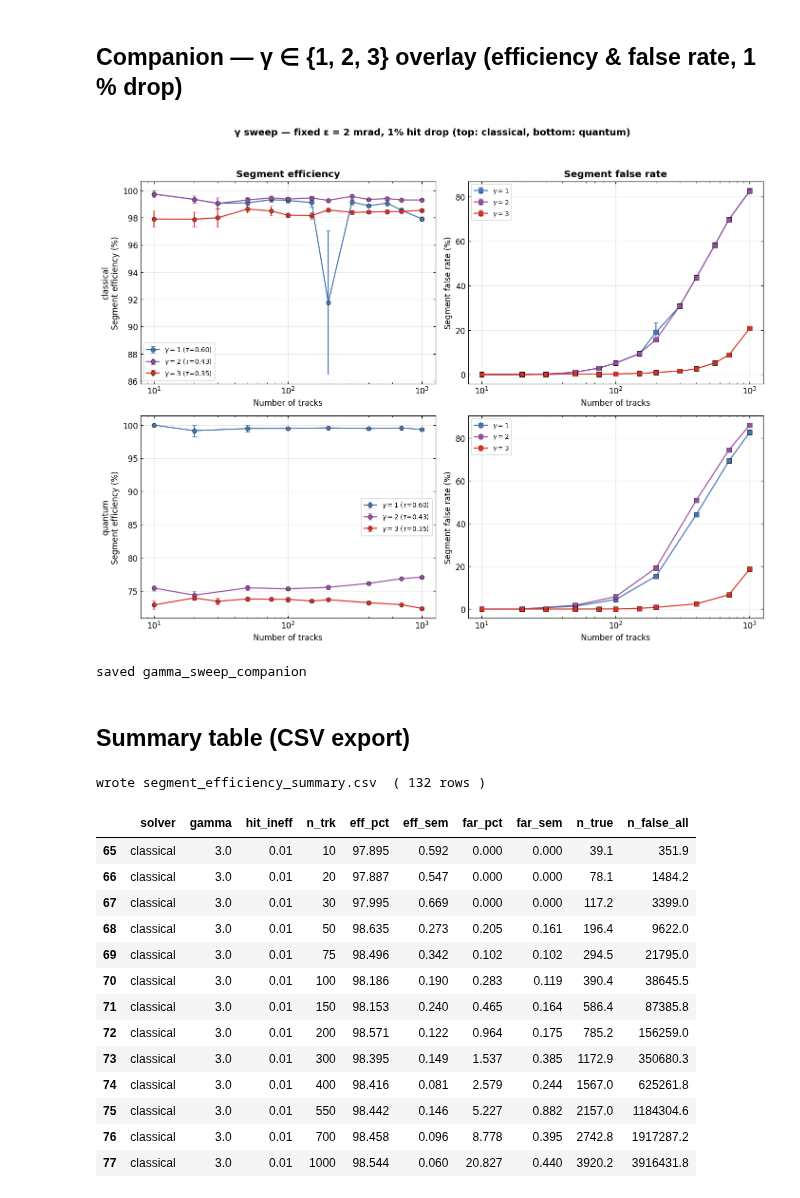
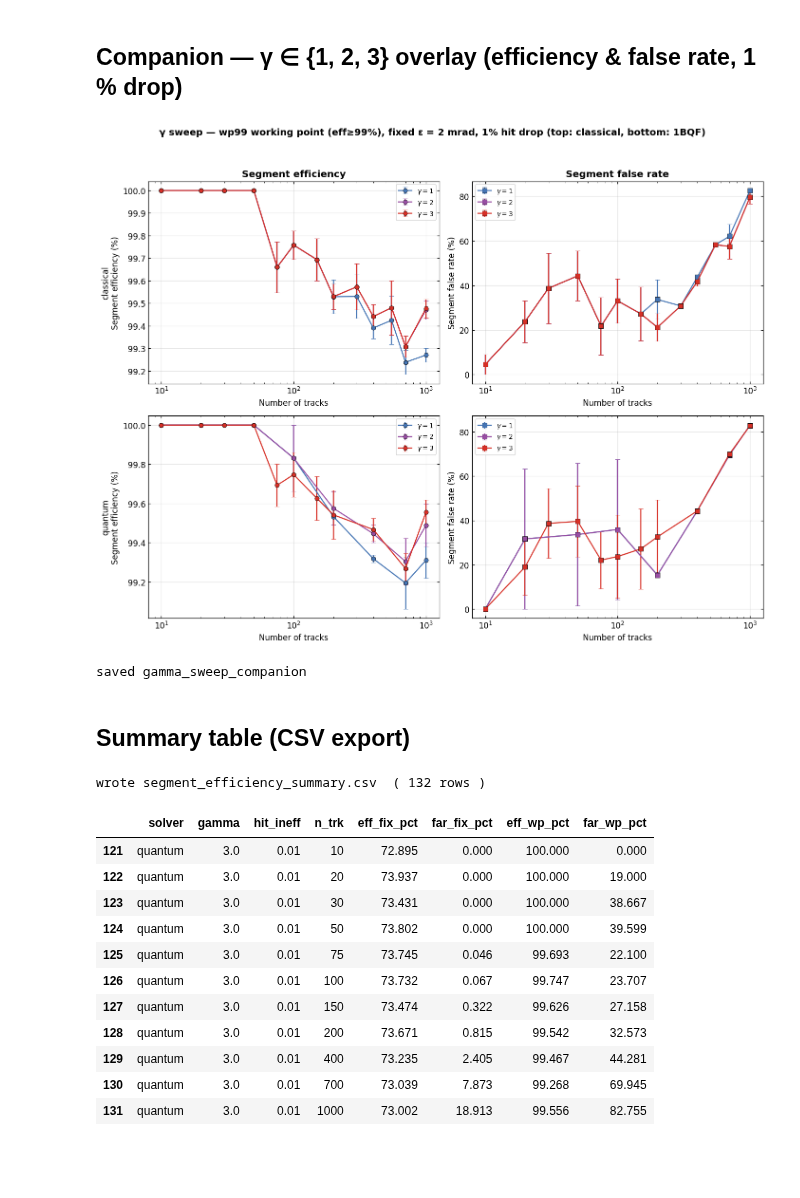
Before and after one commit to GeorgeWilliam1999/Quantum_Track_Reconstruction, a Jupyter notebook: Toy_Characterisation/Segment_level_studies/01_solver_segment_efficiency.ipynb, the cells around one changed output. Saved outputs shown, nothing was run; the diff lists cells and outputs as text; code cells hidden in the pictures; blank space fills up the shorter version.

```diff
--- a/Toy_Characterisation/Segment_level_studies/01_solver_segment_efficiency.ipynb
+++ b/Toy_Characterisation/Segment_level_studies/01_solver_segment_efficiency.ipynb
@@ -173,36 +206,39 @@ NOTE: quantum reps are few (3 at low n, 1 at n>=700) -> wide/zero error bars at
 # %%
 if READY:
     GCOL = {1.0: "#4575b4", 2.0: "#984ea3", 3.0: "#d73027"}
     fig, ax = plt.subplots(2, 2, figsize=(13, 10))
     for si, solver in enumerate(["classical", "quantum"]):
         for g in (1.0, 2.0, 3.0):
             d = S.agg_by_ntrk(M, solver, gamma=g, hit_ineff=0.01)
             if not d:
                 continue
-            ax[si, 0].errorbar(d["tc"], d["se_m"], yerr=d["se_e"], fmt="o-",
+            se = d.get("se_wp_m", d["se_m"]); see = d.get("se_wp_e", d["se_e"])
+            fr = d.get("fr_wp_m", d["fr_m"]); fre = d.get("fr_wp_e", d["fr_e"])
+            ax[si, 0].errorbar(d["tc"], se, yerr=see, fmt="o-",
                                color=GCOL[g], capsize=3, mec="k", mew=0.5,
-                               label=fr"$\gamma={g:g}$ ($\tau$={S.threshold(g):.2f})")
-            ax[si, 1].errorbar(d["tc"], d["fr_m"], yerr=d["fr_e"], fmt="s-",
+                               label=fr"$\gamma={g:g}$")
+            ax[si, 1].errorbar(d["tc"], fr, yerr=fre, fmt="s-",
                                color=GCOL[g], capsize=3, mec="k", mew=0.5,
                                label=fr"$\gamma={g:g}$")
         ax[si, 0].set_ylabel(f"{solver}\nSegment efficiency (%)")
         ax[si, 1].set_ylabel("Segment false rate (%)")
         for j in (0, 1):
             ax[si, j].set_xscale("log"); ax[si, j].set_xlabel("Number of tracks")
             ax[si, j].legend(fontsize=9)
             ax[si, j].tick_params(which="both", direction="in", top=True, right=True)
     ax[0, 0].set_title("Segment efficiency", fontweight="bold")
     ax[0, 1].set_title("Segment false rate", fontweight="bold")
-    fig.suptitle(r"γ sweep — fixed ε = 2 mrad, 1% hit drop (top: classical, bottom: quantum)",
+    fig.suptitle(r"γ sweep — wp99 working point (eff≥99%), fixed ε = 2 mrad, 1% hit drop "
+                 r"(top: classical, bottom: 1BQF)",
                  fontsize=13, fontweight="bold", y=1.00)
     fig.tight_layout(rect=[0, 0, 1, 0.97])
     for ext, dpi in (("pdf", 600), ("png", 300)):
         fig.savefig(OUT / f"gamma_sweep_companion.{ext}", dpi=dpi,
                     bbox_inches="tight", facecolor="white")
     plt.show()
     print("saved gamma_sweep_companion")
 # %% [output]
-[figure, old version]
+[figure, new version]
 saved gamma_sweep_companion
 # %% [markdown]
 ## Summary table (CSV export)
@@ -216,30 +252,35 @@ if READY:
                 if not d:
                     continue
                 for i, n in enumerate(d["tc"]):
-                    rows.append(dict(solver=solver, gamma=g, hit_ineff=hi,
-                                     n_trk=int(n), eff_pct=round(d["se_m"][i], 3),
-                                     eff_sem=round(d["se_e"][i], 3),
-                                     far_pct=round(d["fr_m"][i], 3),
-                                     far_sem=round(d["fr_e"][i], 3),
-                                     n_true=round(d["ntm"][i], 1),
-                                     n_false_all=round(d["nfm"][i], 1)))
+                    row = dict(solver=solver, gamma=g, hit_ineff=hi,
+                               n_trk=int(n),
+                               eff_fix_pct=round(d["se_m"][i], 3),
+                               far_fix_pct=round(d["fr_m"][i], 3),
+                               n_true=round(d["ntm"][i], 1),
+                               n_false_all=round(d["nfm"][i], 1))
+                    if "se_wp_m" in d:   # wp99 HEADLINE columns
+                        row.update(eff_wp_pct=round(d["se_wp_m"][i], 3),
+                                   eff_wp_sem=round(d["se_wp_e"][i], 3),
+                                   far_wp_pct=round(d["fr_wp_m"][i], 3),
+                                   far_wp_sem=round(d["fr_wp_e"][i], 3))
+                    rows.append(row)
     tab = pd.DataFrame(rows)
     tab.to_csv(OUT / "segment_efficiency_summary.csv", index=False)
     print("wrote segment_efficiency_summary.csv  (", len(tab), "rows )")
-    display(tab[(tab.solver=="classical") & (tab.gamma==3.0) & (tab.hit_ineff==0.01)])
+    show = [c for c in ("solver","gamma","hit_ineff","n_trk","eff_fix_pct","far_fix_pct",
+                        "eff_wp_pct","far_wp_pct") if c in tab.columns]
+    display(tab[(tab.solver=="quantum") & (tab.gamma==3.0) & (tab.hit_ineff==0.01)][show])
 # %% [output]
 wrote segment_efficiency_summary.csv  ( 132 rows )
-|  | solver | gamma | hit_ineff | n_trk | eff_pct | eff_sem | far_pct | far_sem | n_true | n_false_all |
-| 65 | classical | 3.0 | 0.01 | 10 | 97.895 | 0.592 | 0.000 | 0.000 | 39.1 | 351.9 |
-| 66 | classical | 3.0 | 0.01 | 20 | 97.887 | 0.547 | 0.000 | 0.000 | 78.1 | 1484.2 |
-| 67 | classical | 3.0 | 0.01 | 30 | 97.995 | 0.669 | 0.000 | 0.000 | 117.2 | 3399.0 |
-| 68 | classical | 3.0 | 0.01 | 50 | 98.635 | 0.273 | 0.205 | 0.161 | 196.4 | 9622.0 |
-| 69 | classical | 3.0 | 0.01 | 75 | 98.496 | 0.342 | 0.102 | 0.102 | 294.5 | 21795.0 |
-| 70 | classical | 3.0 | 0.01 | 100 | 98.186 | 0.190 | 0.283 | 0.119 | 390.4 | 38645.5 |
-| 71 | classical | 3.0 | 0.01 | 150 | 98.153 | 0.240 | 0.465 | 0.164 | 586.4 | 87385.8 |
-| 72 | classical | 3.0 | 0.01 | 200 | 98.571 | 0.122 | 0.964 | 0.175 | 785.2 | 156259.0 |
-| 73 | classical | 3.0 | 0.01 | 300 | 98.395 | 0.149 | 1.537 | 0.385 | 1172.9 | 350680.3 |
-| 74 | classical | 3.0 | 0.01 | 400 | 98.416 | 0.081 | 2.579 | 0.244 | 1567.0 | 625261.8 |
-| 75 | classical | 3.0 | 0.01 | 550 | 98.442 | 0.146 | 5.227 | 0.882 | 2157.0 | 1184304.6 |
-| 76 | classical | 3.0 | 0.01 | 700 | 98.458 | 0.096 | 8.778 | 0.395 | 2742.8 | 1917287.2 |
-| 77 | classical | 3.0 | 0.01 | 1000 | 98.544 | 0.060 | 20.827 | 0.440 | 3920.2 | 3916431.8 |
+|  | solver | gamma | hit_ineff | n_trk | eff_fix_pct | far_fix_pct | eff_wp_pct | far_wp_pct |
+| 121 | quantum | 3.0 | 0.01 | 10 | 72.895 | 0.000 | 100.000 | 0.000 |
+| 122 | quantum | 3.0 | 0.01 | 20 | 73.937 | 0.000 | 100.000 | 19.000 |
+| 123 | quantum | 3.0 | 0.01 | 30 | 73.431 | 0.000 | 100.000 | 38.667 |
+| 124 | quantum | 3.0 | 0.01 | 50 | 73.802 | 0.000 | 100.000 | 39.599 |
+| 125 | quantum | 3.0 | 0.01 | 75 | 73.745 | 0.046 | 99.693 | 22.100 |
+| 126 | quantum | 3.0 | 0.01 | 100 | 73.732 | 0.067 | 99.747 | 23.707 |
+| 127 | quantum | 3.0 | 0.01 | 150 | 73.474 | 0.322 | 99.626 | 27.158 |
+| 128 | quantum | 3.0 | 0.01 | 200 | 73.671 | 0.815 | 99.542 | 32.573 |
+| 129 | quantum | 3.0 | 0.01 | 400 | 73.235 | 2.405 | 99.467 | 44.281 |
+| 130 | quantum | 3.0 | 0.01 | 700 | 73.039 | 7.873 | 99.268 | 69.945 |
+| 131 | quantum | 3.0 | 0.01 | 1000 | 73.002 | 18.913 | 99.556 | 82.755 |
```
Also changed, not shown: parts of 5 cells of this notebook, 44 other files.
